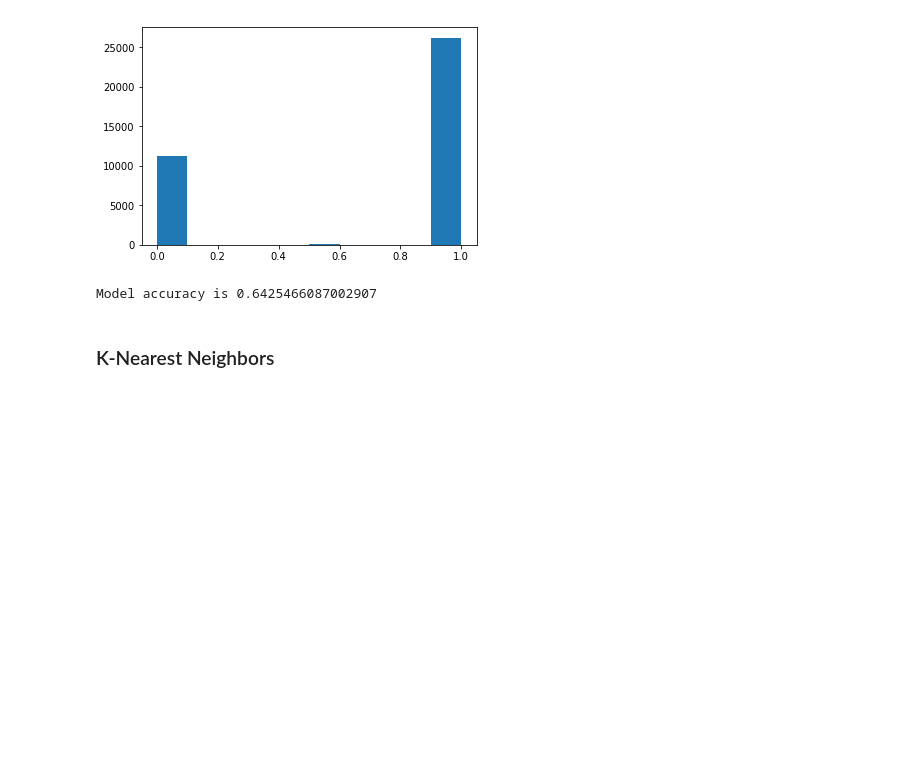
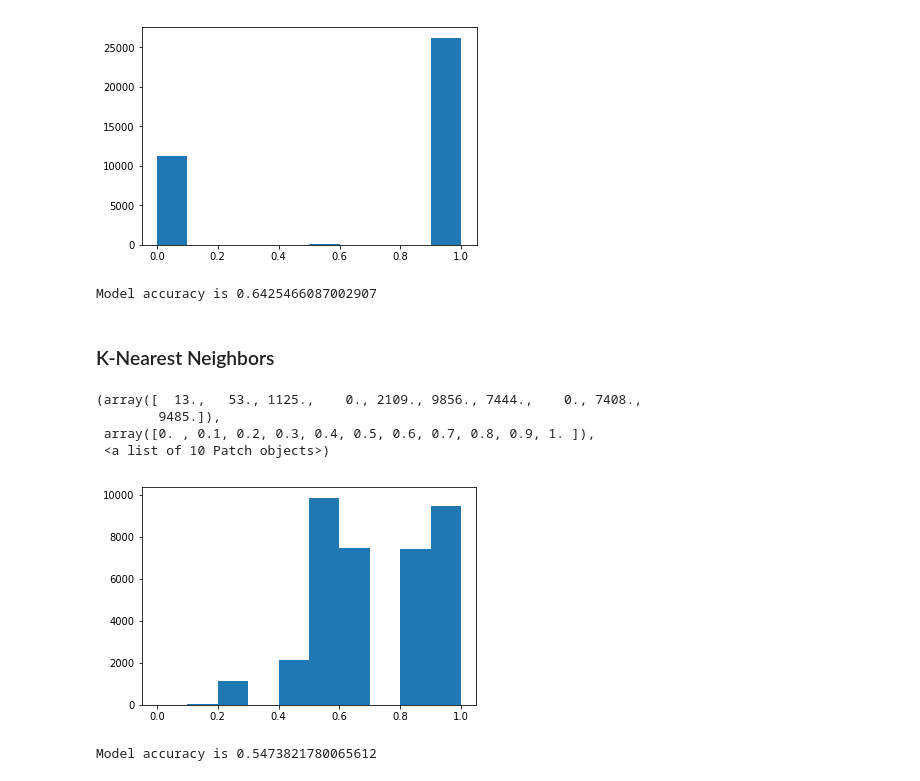
Before and after one commit to jmlangston/machine-learning, a Jupyter notebook: pipeline-improved/hw3_writeup.ipynb, the cells around one changed output. Saved outputs shown, nothing was run; the diff lists cells and outputs as text; code cells hidden in the pictures; blank space fills up the shorter version.

```diff
--- a/pipeline-improved/hw3_writeup.ipynb
+++ b/pipeline-improved/hw3_writeup.ipynb
@@ -255,9 +255,3 @@ pl.evaluate_model(predicted_scores, y_test, threshold)
 Model accuracy is 0.6425466087002907
 # %% [markdown]
 ### K-Nearest Neighbors
-# %%
-from sklearn.neighbors import KNeighborsClassifier
-knn = KNeighborsClassifier(n_neighbors=10, metric="minkowski")
-knn.fit(x_train, y_train)
-
-# knn = pl.fit_knn(x_train, y_train)
@@ -265,0 +258,17 @@ knn.predict_proba(x_test)
+# %%
+n_neighbors = 10
+knn = pl.fit_knn_classifier(x_train, y_train, n_neighbors)
+# %%
+predicted_knn_scores = knn.predict_proba(x_test)[:,1]
+plt.hist(predicted_knn_scores)
+# %% [output]
+(array([  13.,   53., 1125.,    0., 2109., 9856., 7444.,    0., 7408.,
+        9485.]),
+ array([0. , 0.1, 0.2, 0.3, 0.4, 0.5, 0.6, 0.7, 0.8, 0.9, 1. ]),
+ <a list of 10 Patch objects>)
+[figure, added]
+# %%
+knn_threshold = 0.75
+pl.evaluate_model(predicted_knn_scores, y_test, knn_threshold)
+# %% [output]
+Model accuracy is 0.5473821780065612
```
Also changed, not shown: parts of 3 cells of this notebook, 1 other file.
